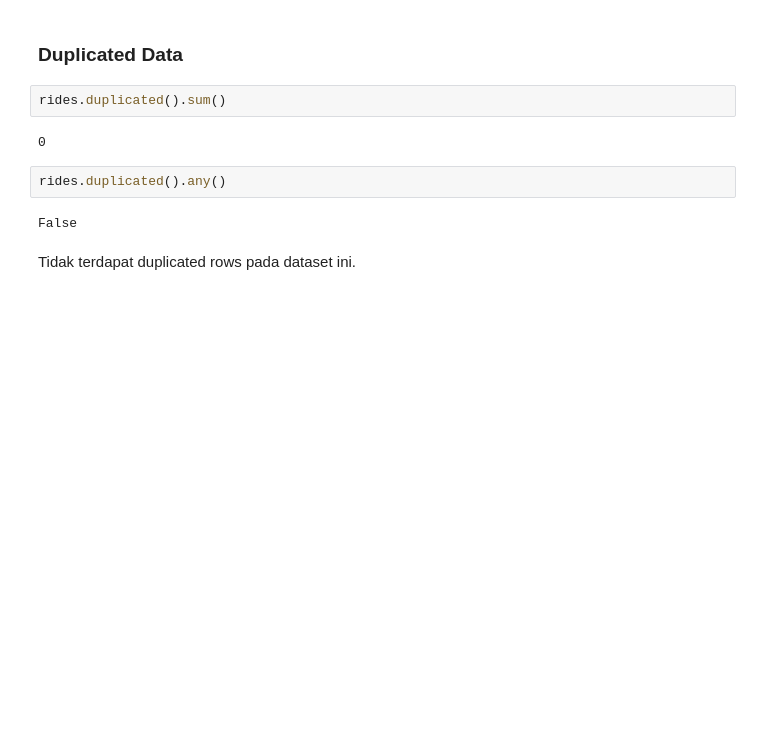
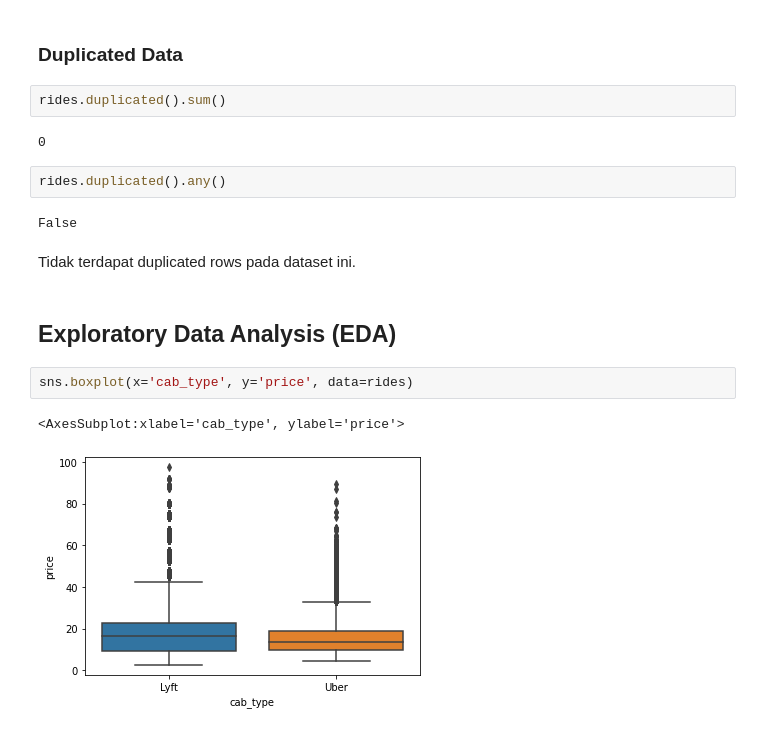
Before and after one commit to Penzragon/h8dsft_P1W1Reg, a Jupyter notebook: script.ipynb, the cells around one changed output. Drawn from its saved outputs; the diff is of its cells as text; blank space fills up the shorter version.

```diff
--- a/script.ipynb
+++ b/script.ipynb
@@ -218,3 +218,10 @@ rides.duplicated().any()
 False
 # %% [markdown]
 Tidak terdapat duplicated rows pada dataset ini.
+# %% [markdown]
+## Exploratory Data Analysis (EDA)
+# %%
+sns.boxplot(x='cab_type', y='price', data=rides)
+# %% [output]
+<AxesSubplot:xlabel='cab_type', ylabel='price'>
+[figure, added]
```
Also changed, not shown: parts of 9 cells of this notebook.
